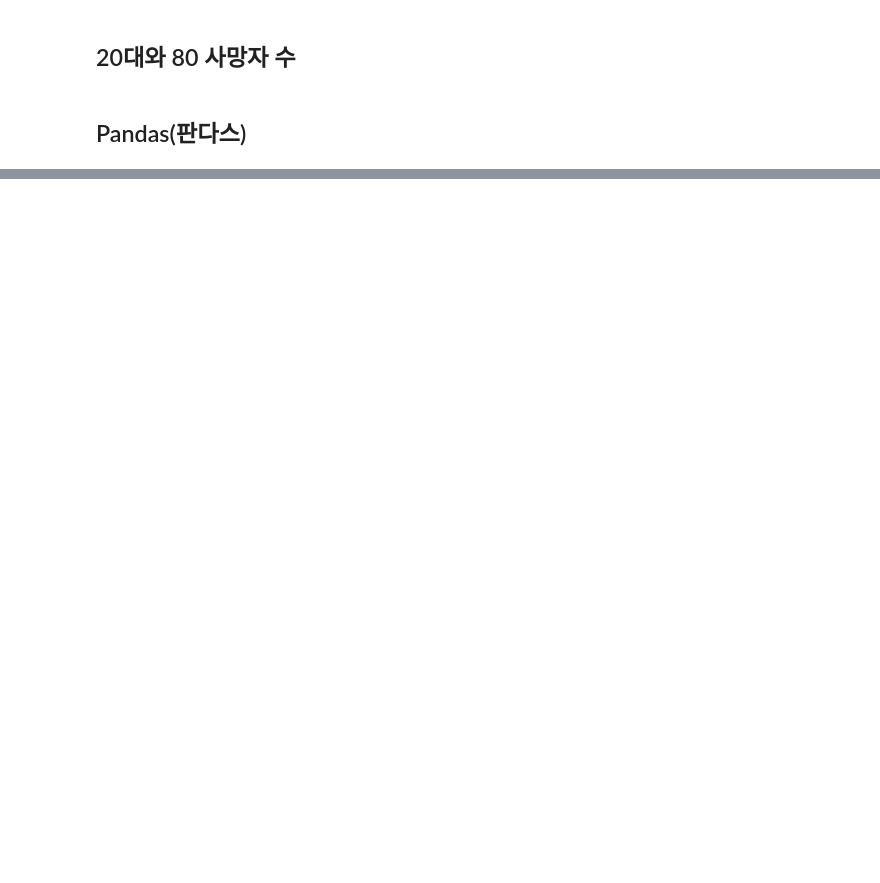
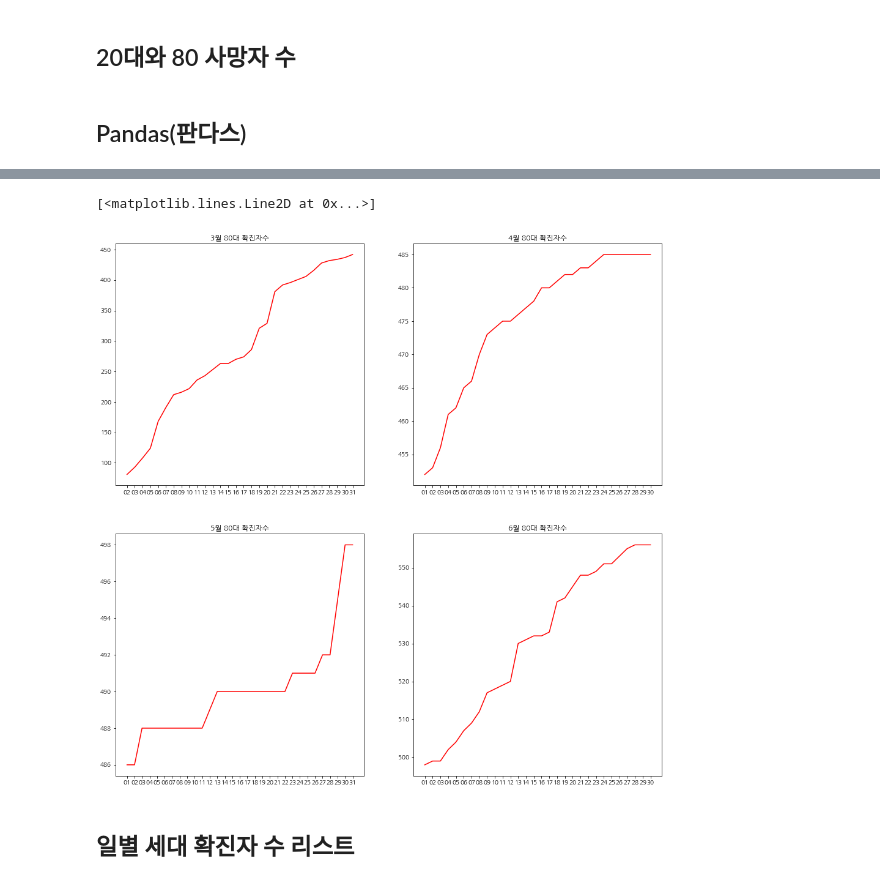
Before and after one commit to zoohoney/Python-Doing, a Jupyter notebook: CORONA-infographic.ipynb, the cells around one changed output, grey strips where cells are left out. Saved outputs shown, nothing was run; the diff lists cells and outputs as text; code cells hidden in the pictures; blank space fills up the shorter version.

```diff
--- a/CORONA-infographic.ipynb
+++ b/CORONA-infographic.ipynb
@@ -264,0 +213,6 @@ df.shape
+# %%
+# 80대 월별 확진자
+df_date_833 = df_date_03[df_date_03['age'].str.contains('80s')]
+df_date_844 = df_date_04[df_date_04['age'].str.contains('80s')]
+df_date_855 = df_date_05[df_date_05['age'].str.contains('80s')]
+df_date_866 = df_date_06[df_date_06['age'].str.contains('80s')]
@@ -264,0 +267,23 @@ df.shape
+# %%
+plt.figure(figsize=(16, 16))
+
+plt.subplot(221)
+plt.title('3월 80대 확진자수')
+plt.plot(df_date_833.date.str.split('-').str[2], df_date_833.confirmed,'r')
+
+
+plt.subplot(222)
+plt.title('4월 80대 확진자수')
+plt.plot(df_date_844.date.str.split('-').str[2], df_date_844.confirmed,'r')
+
+
+plt.subplot(223)
+plt.title('5월 80대 확진자수')
+plt.plot(df_date_855.date.str.split('-').str[2], df_date_855.confirmed,'r')
+
+plt.subplot(224)
+plt.title('6월 80대 확진자수')
+plt.plot(df_date_866.date.str.split('-').str[2], df_date_866.confirmed,'r')
+# %% [output]
+[<matplotlib.lines.Line2D at 0x...>]
+[figure, added]
@@ -264,0 +306,2 @@ df.shape
+# %% [markdown]
+## 일별 세대 확진자 수 리스트
```
Also changed, not shown: parts of 32 cells of this notebook.
